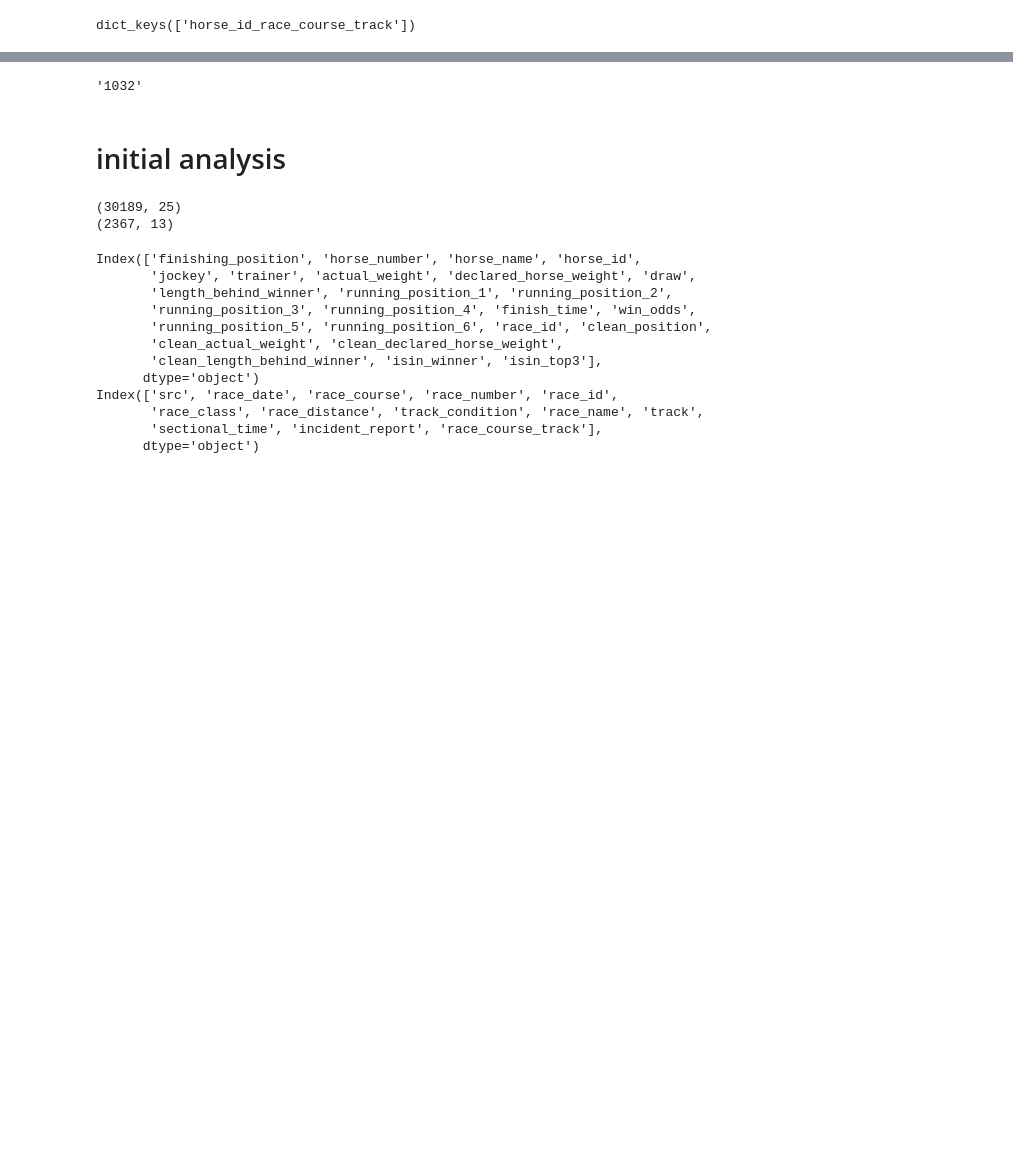
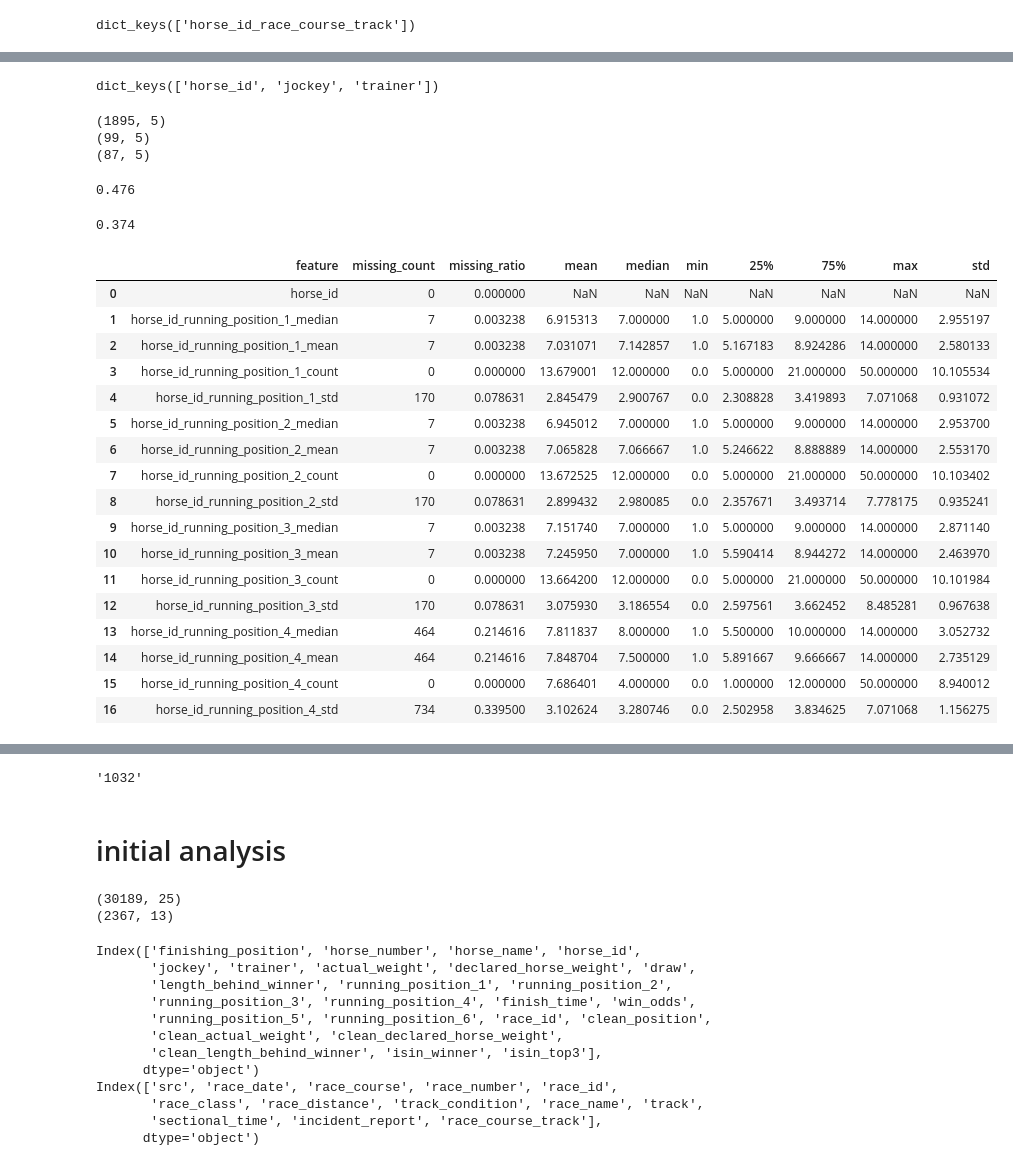
Before and after one commit to yifanxie/hk_horse_racing, a Jupyter notebook: notebooks/1.0_inital_analysis_featgen.ipynb, the cells around one changed output, grey strips where cells are left out. Cells and saved outputs as stored; diff of their text form; code cells hidden in the pictures; blank space fills up the shorter version.

```diff
--- a/notebooks/1.0_inital_analysis_featgen.ipynb
+++ b/notebooks/1.0_inital_analysis_featgen.ipynb
@@ -32,3 +32,7 @@ from importlib import reload
 pd.set_option('display.max_colwidth', None)
 pd.set_option('display.max_rows', 100)
 pd.set_option('display.max_columns', 100)
+pd.set_option('display.float_format', lambda x: '%.0f' % x)
+
+# Or for more precise control
+pd.set_option('display.float_format', '{:.0f}'.format)
@@ -403,0 +719,16 @@ horse_track_stat.sample(5)
+# %%
+res_dfs.keys()
+# %% [output]
+dict_keys(['horse_id', 'jockey', 'trainer'])
+# %%
+train_horse_positions_df = res_dfs['horse_id']
+train_jockey_positions_df = res_dfs['jockey']
+train_trainer_positions_df = res_dfs['trainer']
+
+print(train_horse_positions_df.shape)
+print(train_jockey_positions_df.shape)
+print(train_trainer_positions_df.shape)
+# %% [output]
+(1895, 5)
+(99, 5)
+(87, 5)
@@ -403,0 +739,40 @@ horse_track_stat.sample(5)
+# %%
+train_hids = train_horse_race_df['horse_id'].unique().tolist()
+val_hids = val_horse_race_df['horse_id'].unique().tolist()
+
+interset_hids = project_utils.list_intersection(val_hids, train_hids)
+interset_ratio = len(interset_hids)/len(train_hids)
+print(f"{interset_ratio:.3}")
+# %% [output]
+0.476
+# %%
+# jockey overlapping ratio
+train_jids = train_horse_race_df['jockey'].unique().tolist()
+val_jids = val_horse_race_df['jockey'].unique().tolist()
+
+interset_jids = project_utils.list_intersection(val_jids, train_jids)
+interset_ratio = len(interset_jids)/len(train_jids)
+print(f"{interset_ratio:.3}")
+# %% [output]
+0.374
+# %%
+project_utils.analyze_dataframe(horse_rp_stat)
+# %% [output]
+|  | feature | missing_count | missing_ratio | mean | median | min | 25% | 75% | max | std |
+| 0 | horse_id | 0 | 0.000000 | NaN | NaN | NaN | NaN | NaN | NaN | NaN |
+| 1 | horse_id_running_position_1_median | 7 | 0.003238 | 6.915313 | 7.000000 | 1.0 | 5.000000 | 9.000000 | 14.000000 | 2.955197 |
+| 2 | horse_id_running_position_1_mean | 7 | 0.003238 | 7.031071 | 7.142857 | 1.0 | 5.167183 | 8.924286 | 14.000000 | 2.580133 |
+| 3 | horse_id_running_position_1_count | 0 | 0.000000 | 13.679001 | 12.000000 | 0.0 | 5.000000 | 21.000000 | 50.000000 | 10.105534 |
+| 4 | horse_id_running_position_1_std | 170 | 0.078631 | 2.845479 | 2.900767 | 0.0 | 2.308828 | 3.419893 | 7.071068 | 0.931072 |
+| 5 | horse_id_running_position_2_median | 7 | 0.003238 | 6.945012 | 7.000000 | 1.0 | 5.000000 | 9.000000 | 14.000000 | 2.953700 |
+| 6 | horse_id_running_position_2_mean | 7 | 0.003238 | 7.065828 | 7.066667 | 1.0 | 5.246622 | 8.888889 | 14.000000 | 2.553170 |
+| 7 | horse_id_running_position_2_count | 0 | 0.000000 | 13.672525 | 12.000000 | 0.0 | 5.000000 | 21.000000 | 50.000000 | 10.103402 |
+| 8 | horse_id_running_position_2_std | 170 | 0.078631 | 2.899432 | 2.980085 | 0.0 | 2.357671 | 3.493714 | 7.778175 | 0.935241 |
+| 9 | horse_id_running_position_3_median | 7 | 0.003238 | 7.151740 | 7.000000 | 1.0 | 5.000000 | 9.000000 | 14.000000 | 2.871140 |
+| 10 | horse_id_running_position_3_mean | 7 | 0.003238 | 7.245950 | 7.000000 | 1.0 | 5.590414 | 8.944272 | 14.000000 | 2.463970 |
+| 11 | horse_id_running_position_3_count | 0 | 0.000000 | 13.664200 | 12.000000 | 0.0 | 5.000000 | 21.000000 | 50.000000 | 10.101984 |
+| 12 | horse_id_running_position_3_std | 170 | 0.078631 | 3.075930 | 3.186554 | 0.0 | 2.597561 | 3.662452 | 8.485281 | 0.967638 |
+| 13 | horse_id_running_position_4_median | 464 | 0.214616 | 7.811837 | 8.000000 | 1.0 | 5.500000 | 10.000000 | 14.000000 | 3.052732 |
+| 14 | horse_id_running_position_4_mean | 464 | 0.214616 | 7.848704 | 7.500000 | 1.0 | 5.891667 | 9.666667 | 14.000000 | 2.735129 |
+| 15 | horse_id_running_position_4_count | 0 | 0.000000 | 7.686401 | 4.000000 | 0.0 | 1.000000 | 12.000000 | 50.000000 | 8.940012 |
+| 16 | horse_id_running_position_4_std | 734 | 0.339500 | 3.102624 | 3.280746 | 0.0 | 2.502958 | 3.834625 | 7.071068 | 1.156275 |
```
Also changed, not shown: parts of 74 cells of this notebook, 3 other files.
